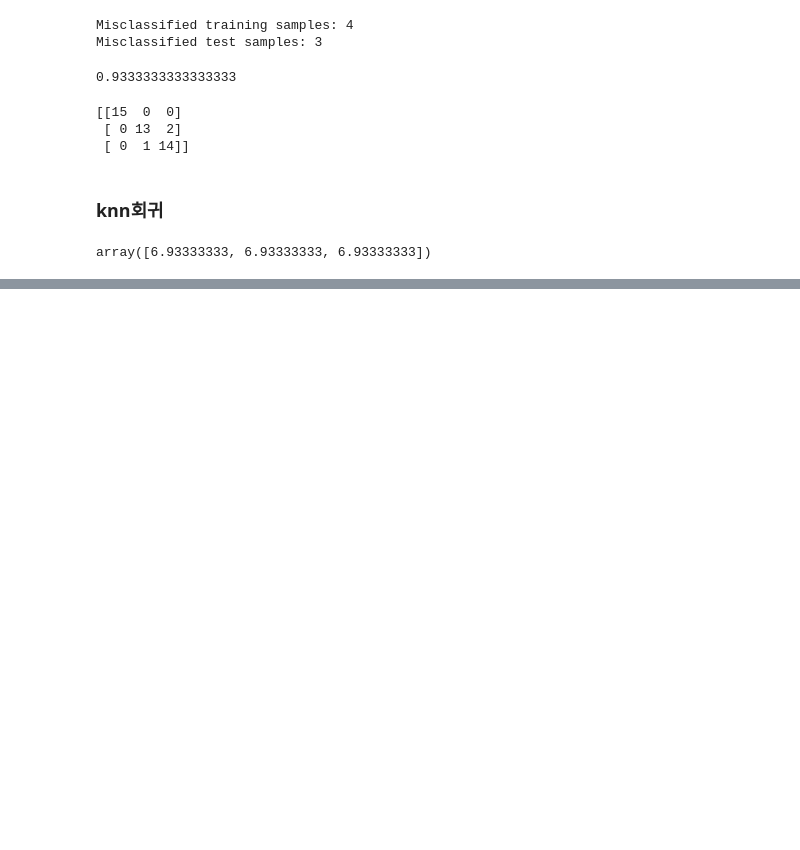
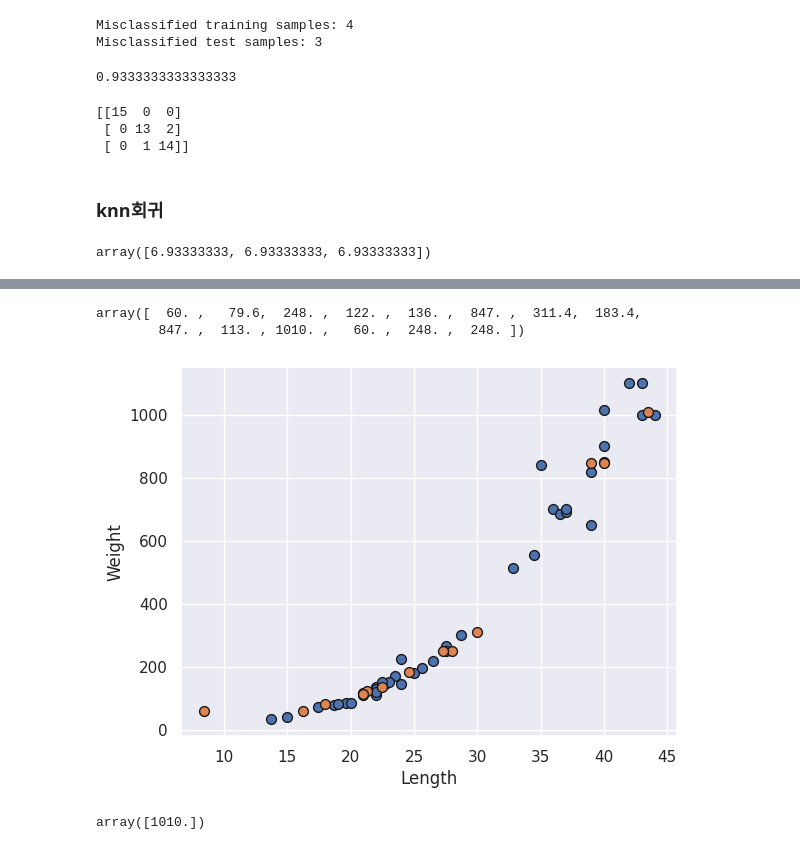
Before and after one commit to chw8207/ML_codingstudy, a Jupyter notebook: knn.ipynb, the cells around one changed output, grey strips where cells are left out. Drawn from its saved outputs; the diff is of its cells as text; code cells hidden in the pictures; blank space fills up the shorter version.

```diff
--- a/knn.ipynb
+++ b/knn.ipynb
@@ -223,0 +256,30 @@ array([6.93333333, 6.93333333, 6.93333333])
+# %%
+# Scikit-Learn에 사용할 훈련 셋은 2차원 배열임
+X_train = X_train.reshape(-1,1)
+X_test = X_test.reshape(-1,1)
+# %%
+from sklearn.neighbors import KNeighborsRegressor
+regressor = KNeighborsRegressor()
+regressor.fit(X_train, y_train)
+y_pred = regressor.predict(X_test)
+y_pred
+# %% [output]
+array([  60. ,   79.6,  248. ,  122. ,  136. ,  847. ,  311.4,  183.4,
+        847. ,  113. , 1010. ,   60. ,  248. ,  248. ])
+# %%
+# 시각화
+import matplotlib.pyplot as plt
+
+plt.scatter(X_train, y_train, marker='o', s=50, edgecolor='k', linewidth=1)
+plt.scatter(X_test, y_pred, marker='o', s=50, edgecolor="k", linewidth=1)
+plt.xlabel("Length")
+plt.ylabel("Weight")
+plt.show()
+# %% [output]
+[figure, added]
+# %%
+# length=100인 경우
+y_pred_1 = regressor.predict([[100]])
+y_pred_1
+# %% [output]
+array([1010.])
```
Also changed, not shown: parts of 4 cells of this notebook.
